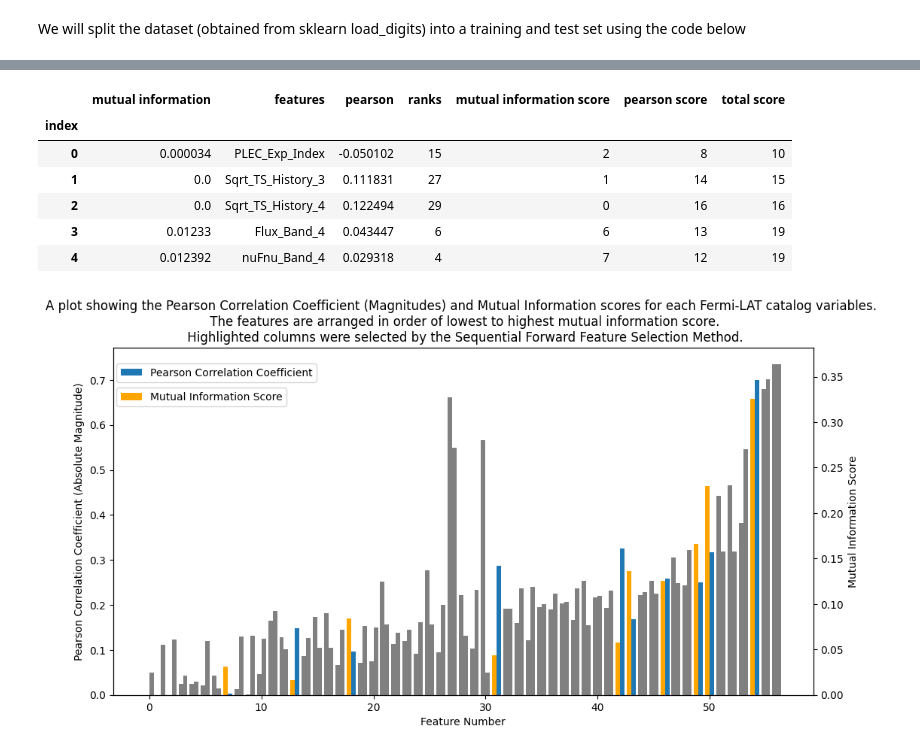
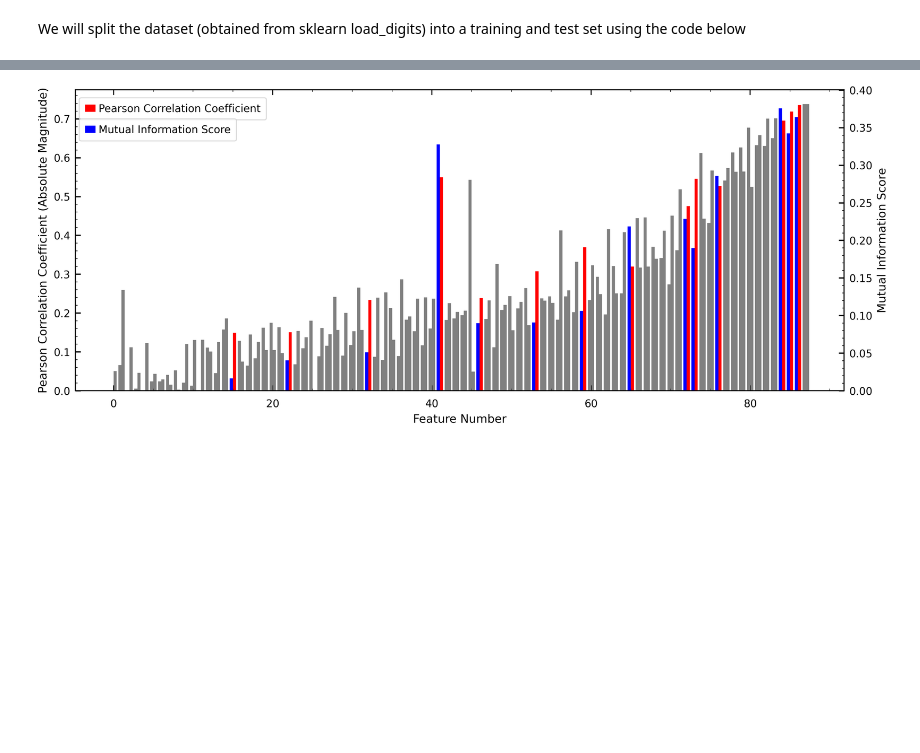
Before and after one commit to IoanPJ/Final_year_project_IMPJ, a Jupyter notebook: Data Processing/data_processing_3.ipynb, the cells around one changed output, grey strips where cells are left out. Saved outputs shown, nothing was run; the diff lists cells and outputs as text; code cells hidden in the pictures; blank space fills up the shorter version.

```diff
--- a/Data Processing/data_processing_3.ipynb
+++ b/Data Processing/data_processing_3.ipynb
@@ -182,48 +180,58 @@ ax1.legend(loc = (0.005,0.83))
 # %%
+
+from os.path import basename, exists
+def download(url):
+    filename = basename(url)
+    if not exists(filename):
+        from urllib.request import urlretrieve
+        local, _ = urlretrieve(url, filename)
+        print('Downloaded ' + local)
+download('https://github.com/AllenDowney/AstronomicalData/raw/main/' + 'az-paper-twocol.mplstyle')
+plt.style.use('./az-paper-twocol.mplstyle')
+
+
+
 vars = var_ranking1
+vars.sort_values(['mutual information score'])
 vars.reset_index
 xs = np.linspace(0,1,len(pearson.value_counts()))
 xs = np.arange(0,len(np.array(X.T)),1)
 
 vars['index'] = np.arange(0,len(vars),1)
 vars = vars.set_index('index')
 
-wrapperfeatures = ['Signif_Avg', 'PL_Flux_Density', 'LP_SigCurv', 'PLEC_IndexS', 'PLEC_SigCurv', 'Npred', 'Variability_Index', 'ASSOC_PROB_BAY', 'Flux_Band_1', 'Flux_Band_5']
+wrapperfeatures = ['Signif_Avg', 'Pivot_Energy','PL_Index','LP_Flux_Density','PLEC_ExpfactorS','Frac_Variability','ASSOC_PROB_LR','HR_24','HR_35','HR_36','HR_37','HR_46','HR_47','HR_57']
+#wrapperfeatures = ['HR_24']
 wrapperfeatures_index = np.zeros(len(xs))
 wrapper_mi = np.zeros(len(xs))
 wrapper_pearson = np.zeros(len(xs))
 
 for i in range(0,len(xs)):
     if vars['features'][i] in wrapperfeatures:
         wrapper_mi[i] = vars['mutual information'][i]
         wrapper_pearson[i] = vars['pearson'][i]
     else:
         pass
 
 #print(wrapper_mi)
 #print(np.array(vars['mutual information']))
 
-fig, ax = plt.subplots(figsize=(12,6))
+fig, ax = plt.subplots(figsize=(12,5),dpi =300)
 ax1 = ax.twinx()
 ax.bar(xs+0.2 ,abs(vars['pearson']), width =0.4,color='gray')
-ax.bar(xs+0.2 ,abs(wrapper_pearson), width =0.4, label = 'Pearson Correlation Coefficient')
+ax.bar(xs+0.2 ,abs(wrapper_pearson), color = 'red', width =0.4, label = 'Pearson Correlation Coefficient')
 #ax.set_ylim(0,1)
 #ax.set_ylim(0,1)
-ax1.set_ylabel('Mutual Information Score')
-ax.set_ylabel('Pearson Correlation Coefficient (Absolute Magnitude)')
-ax.set_xlabel('Feature Number')
+ax1.set_ylabel('Mutual Information Score',fontsize =11)
+ax.set_ylabel('Pearson Correlation Coefficient (Absolute Magnitude)',fontsize =11)
+ax.set_xlabel('Feature Number',fontsize =11)
 ax1.bar(xs-0.2,vars['mutual information'],width=0.4,color = 'gray')
-ax1.bar(xs-0.2,wrapper_mi,width=0.4, color='orange' ,label = 'Mutual Information Score')
-ax.set_title('A plot showing the Pearson Correlation Coefficient (Magnitudes) and Mutual Information scores for each Fermi-LAT catalog variables. \n The features are arranged in order of lowest to highest mutual information score.\n Highlighted columns were selected by the Sequential Forward Feature Selection Method.')
-ax.legend(loc = (0.005,0.9))
-ax1.legend(loc = (0.005,0.83))
+ax1.bar(xs-0.2,wrapper_mi,width=0.4,color='blue', label = 'Mutual Information Score')
+#ax.set_title('A plot showing the Pearson Correlation Coefficient (Magnitudes) and Mutual Information scores for each Fermi-LAT catalog variables.\n Highlighted columns were selected by the Sequential Forward Feature Selection Method.')
+ax.legend(loc = (0.005,0.9),fontsize =10)
+ax1.legend(loc = (0.005,0.83),fontsize =10)
 vars.head()
+
+vars.to_csv('varranking.csv')
 # %% [output]
-|  | mutual information | features | pearson | ranks | mutual information score | pearson score | total score |
-| index |  |  |  |  |  |  |  |
-| 0 | 0.000034 | PLEC_Exp_Index | -0.050102 | 15 | 2 | 8 | 10 |
-| 1 | 0.0 | Sqrt_TS_History_3 | 0.111831 | 27 | 1 | 14 | 15 |
-| 2 | 0.0 | Sqrt_TS_History_4 | 0.122494 | 29 | 0 | 16 | 16 |
-| 3 | 0.01233 | Flux_Band_4 | 0.043447 | 6 | 6 | 13 | 19 |
-| 4 | 0.012392 | nuFnu_Band_4 | 0.029318 | 4 | 7 | 12 | 19 |
-[figure, old version]
+[figure, new version]
```
Also changed, not shown: parts of 5 cells of this notebook, 2 other files.
